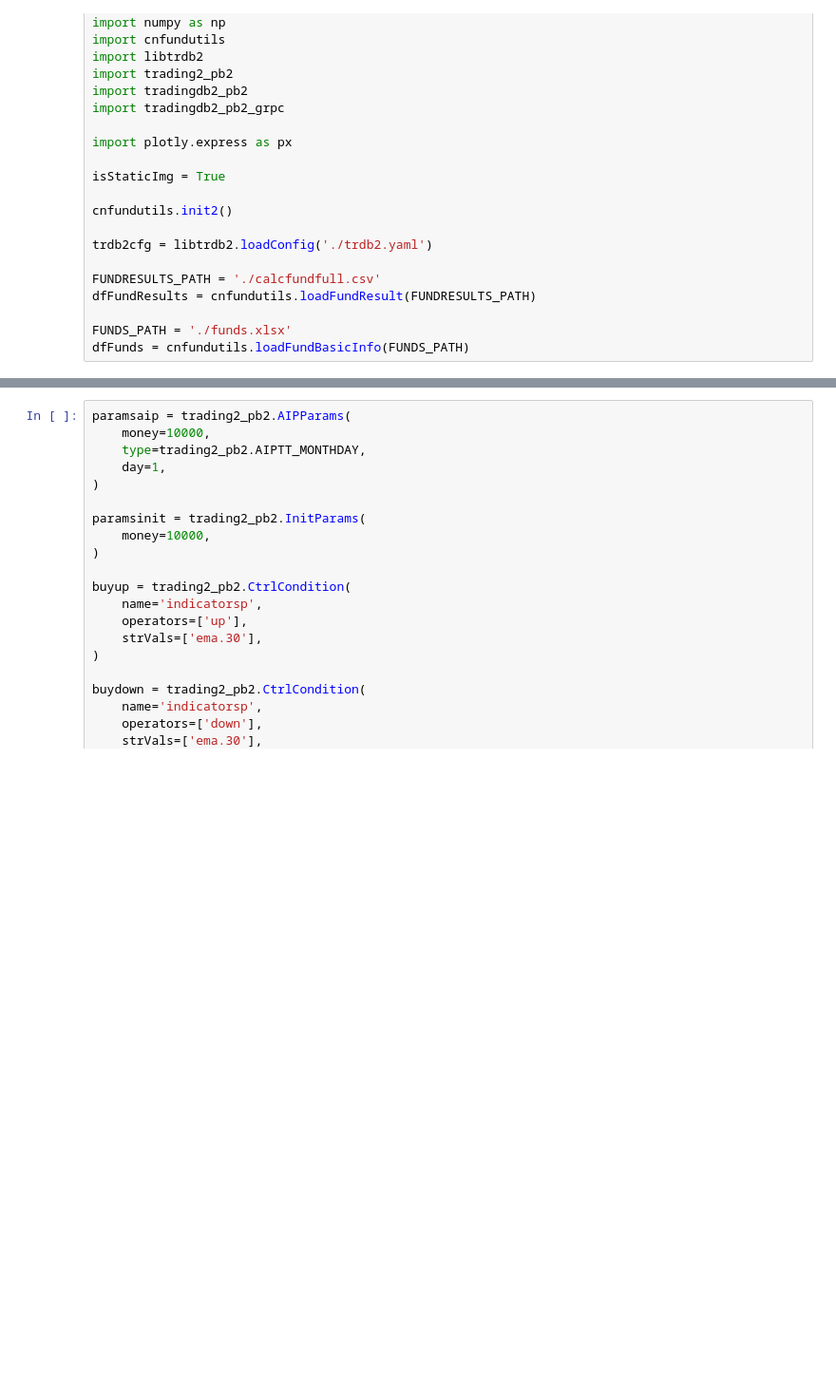
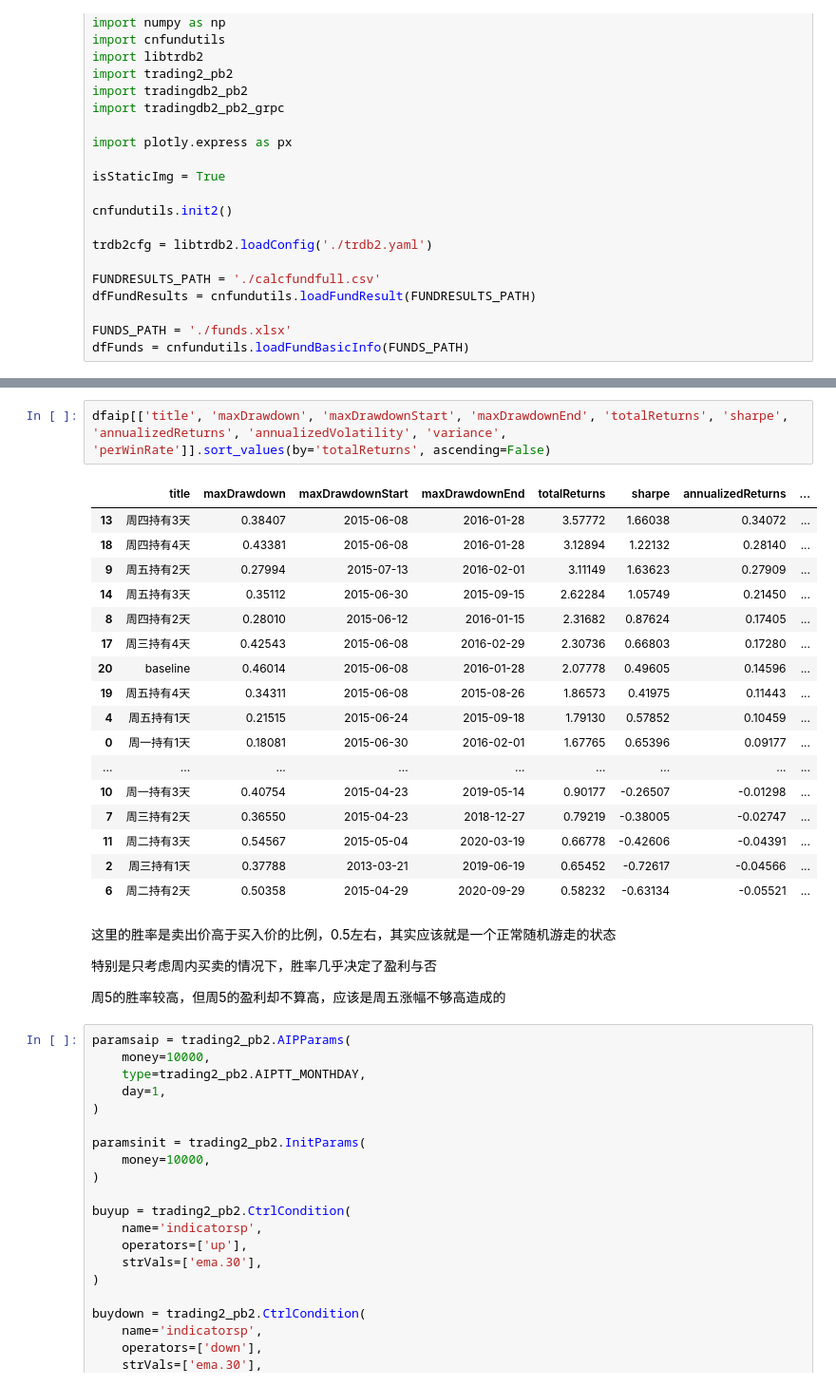
Before and after one commit to zhs007/jupyternotebook.demo, a Jupyter notebook: home/cnfunds/cnfund009.ipynb, the cells around one changed output, grey strips where cells are left out. Shown at 95% size. Saved outputs shown, nothing was run; the diff lists cells and outputs as text; blank space fills up the shorter version.

```diff
--- a/home/cnfunds/cnfund009.ipynb
+++ b/home/cnfunds/cnfund009.ipynb
@@ -30,3 +115,29 @@ dfFunds = cnfundutils.loadFundBasicInfo(FUNDS_PATH)
+# %%
+dfaip[['title', 'maxDrawdown', 'maxDrawdownStart', 'maxDrawdownEnd', 'totalReturns', 'sharpe', 'annualizedReturns', 'annualizedVolatility', 'variance', 'perWinRate']].sort_values(by='totalReturns', ascending=False)
+# %% [output]
+|  | title | maxDrawdown | maxDrawdownStart | maxDrawdownEnd | totalReturns | sharpe | annualizedReturns | ... |
+| 13 | 周四持有3天 | 0.38407 | 2015-06-08 | 2016-01-28 | 3.57772 | 1.66038 | 0.34072 | ... |
+| 18 | 周四持有4天 | 0.43381 | 2015-06-08 | 2016-01-28 | 3.12894 | 1.22132 | 0.28140 | ... |
+| 9 | 周五持有2天 | 0.27994 | 2015-07-13 | 2016-02-01 | 3.11149 | 1.63623 | 0.27909 | ... |
+| 14 | 周五持有3天 | 0.35112 | 2015-06-30 | 2015-09-15 | 2.62284 | 1.05749 | 0.21450 | ... |
+| 8 | 周四持有2天 | 0.28010 | 2015-06-12 | 2016-01-15 | 2.31682 | 0.87624 | 0.17405 | ... |
+| 17 | 周三持有4天 | 0.42543 | 2015-06-08 | 2016-02-29 | 2.30736 | 0.66803 | 0.17280 | ... |
+| 20 | baseline | 0.46014 | 2015-06-08 | 2016-01-28 | 2.07778 | 0.49605 | 0.14596 | ... |
+| 19 | 周五持有4天 | 0.34311 | 2015-06-08 | 2015-08-26 | 1.86573 | 0.41975 | 0.11443 | ... |
+| 4 | 周五持有1天 | 0.21515 | 2015-06-24 | 2015-09-18 | 1.79130 | 0.57852 | 0.10459 | ... |
+| 0 | 周一持有1天 | 0.18081 | 2015-06-30 | 2016-02-01 | 1.67765 | 0.65396 | 0.09177 | ... |
+| ... | ... | ... | ... | ... | ... | ... | ... | ... |
+| 10 | 周一持有3天 | 0.40754 | 2015-04-23 | 2019-05-14 | 0.90177 | -0.26507 | -0.01298 | ... |
+| 7 | 周三持有2天 | 0.36550 | 2015-04-23 | 2018-12-27 | 0.79219 | -0.38005 | -0.02747 | ... |
+| 11 | 周二持有3天 | 0.54567 | 2015-05-04 | 2020-03-19 | 0.66778 | -0.42606 | -0.04391 | ... |
+| 2 | 周三持有1天 | 0.37788 | 2013-03-21 | 2019-06-19 | 0.65452 | -0.72617 | -0.04566 | ... |
+| 6 | 周二持有2天 | 0.50358 | 2015-04-29 | 2020-09-29 | 0.58232 | -0.63134 | -0.05521 | ... |
+# %% [markdown]
+这里的胜率是卖出价高于买入价的比例，0.5左右，其实应该就是一个正常随机游走的状态
+
+特别是只考虑周内买卖的情况下，胜率几乎决定了盈利与否
+
+周5的胜率较高，但周5的盈利却不算高，应该是周五涨幅不够高造成的
 # %%
 paramsaip = trading2_pb2.AIPParams(
     money=10000,
```
Also changed, not shown: parts of 3 cells of this notebook, 4 other files.
